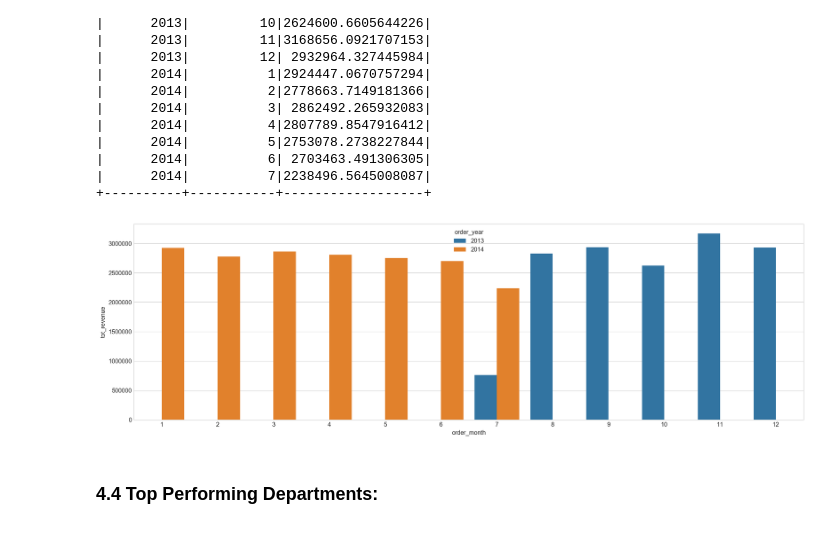
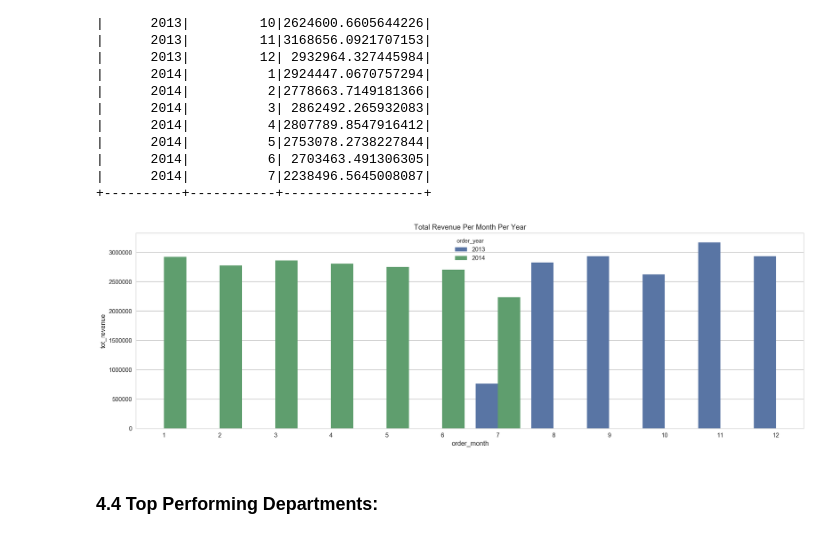
Before and after one commit to anindya-saha/Data-Science-with-Spark, a Jupyter notebook: retail-database-analysis.ipynb, the cells around one changed output. Saved outputs shown, nothing was run; the diff lists cells and outputs as text; code cells hidden in the pictures.

```diff
--- a/retail-database-analysis.ipynb
+++ b/retail-database-analysis.ipynb
@@ -20,7 +20,7 @@ from pyspark.sql.functions import udf, col
 import seaborn as sns
 import matplotlib.pyplot as plt
 
-plt.style.use('seaborn-whitegrid')
+sns.set(context='notebook', style='whitegrid')
 # %%
 # this allows plots to appear directly in the notebook
 %matplotlib inline
@@ -494,9 +494,10 @@ tot_rev_per_month_per_year.show()
 # %%
 pdf = tot_rev_per_month_per_year.toPandas()
 # %%
-sns.barplot(x='order_month', y='tot_revenue', hue='order_year', data=pdf);
+g = sns.barplot(x='order_month', y='tot_revenue', hue='order_year', data=pdf)
+g.set_title('Total Revenue Per Month Per Year');
 # %% [output]
-[figure, old version]
+[figure, new version]
 # %% [markdown]
 ### 4.4 Top Performing Departments:
 # %% [markdown]
```
Also changed, not shown: parts of 35 cells of this notebook, 2 other files.
